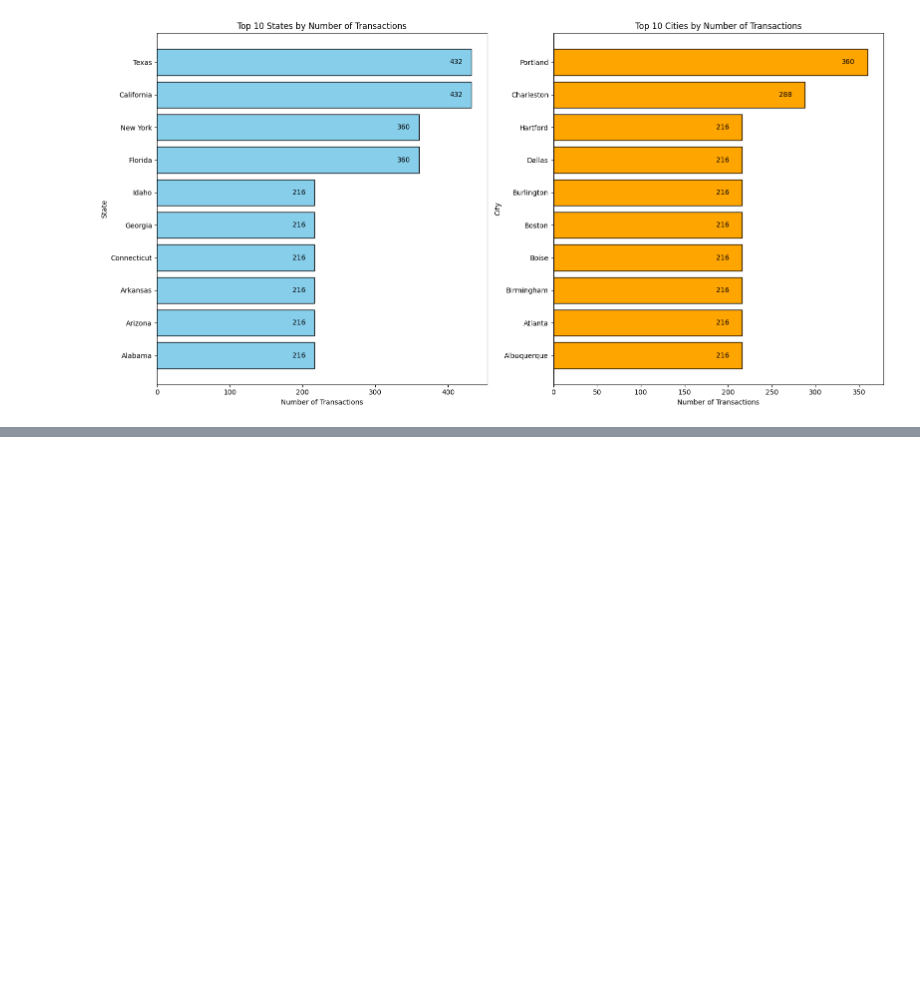
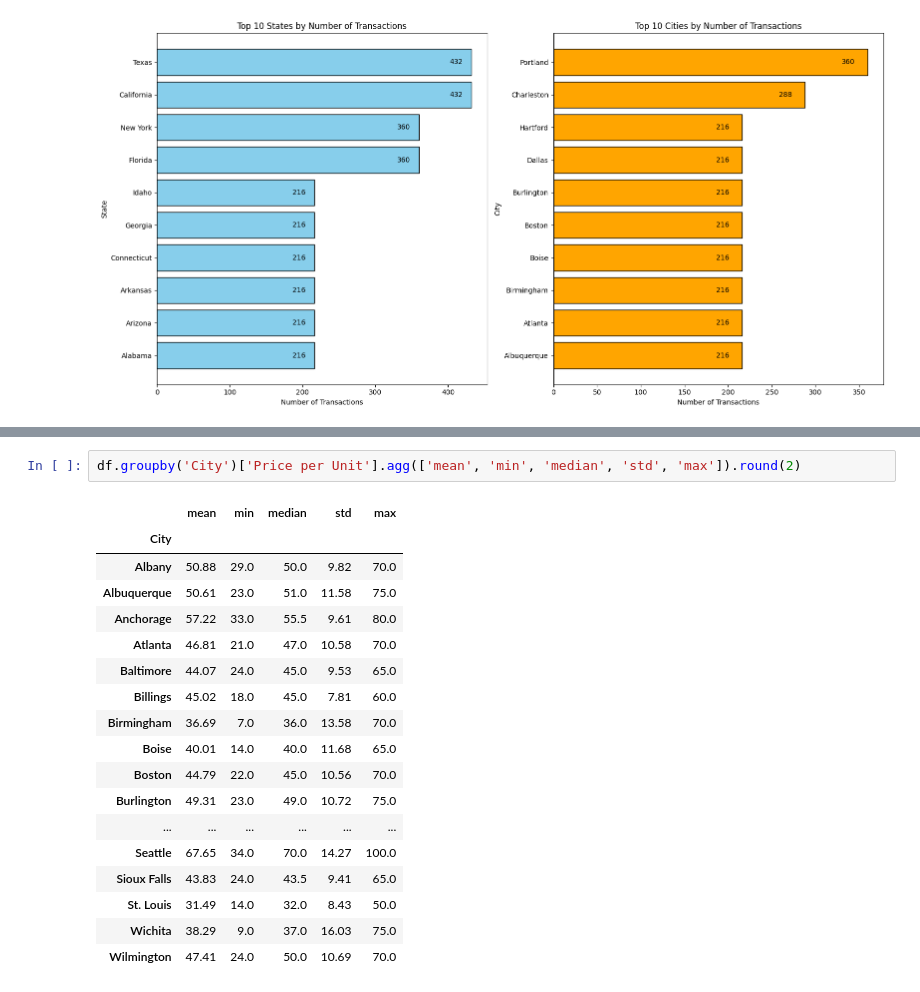
Before and after one commit to GrzegorzPus/Adidas-US-Sales-Analysis, a Jupyter notebook: Exploratory Data Analysis.ipynb, the cells around one changed output, grey strips where cells are left out. Drawn from its saved outputs; the diff is of its cells as text; blank space fills up the shorter version.

```diff
--- a/Exploratory Data Analysis.ipynb
+++ b/Exploratory Data Analysis.ipynb
@@ -387,0 +419,21 @@ plt.show()
+# %%
+df.groupby('City')['Price per Unit'].agg(['mean', 'min', 'median', 'std', 'max']).round(2)
+# %% [output]
+|  | mean | min | median | std | max |
+| City |  |  |  |  |  |
+| Albany | 50.88 | 29.0 | 50.0 | 9.82 | 70.0 |
+| Albuquerque | 50.61 | 23.0 | 51.0 | 11.58 | 75.0 |
+| Anchorage | 57.22 | 33.0 | 55.5 | 9.61 | 80.0 |
+| Atlanta | 46.81 | 21.0 | 47.0 | 10.58 | 70.0 |
+| Baltimore | 44.07 | 24.0 | 45.0 | 9.53 | 65.0 |
+| Billings | 45.02 | 18.0 | 45.0 | 7.81 | 60.0 |
+| Birmingham | 36.69 | 7.0 | 36.0 | 13.58 | 70.0 |
+| Boise | 40.01 | 14.0 | 40.0 | 11.68 | 65.0 |
+| Boston | 44.79 | 22.0 | 45.0 | 10.56 | 70.0 |
+| Burlington | 49.31 | 23.0 | 49.0 | 10.72 | 75.0 |
+| ... | ... | ... | ... | ... | ... |
+| Seattle | 67.65 | 34.0 | 70.0 | 14.27 | 100.0 |
+| Sioux Falls | 43.83 | 24.0 | 43.5 | 9.41 | 65.0 |
+| St. Louis | 31.49 | 14.0 | 32.0 | 8.43 | 50.0 |
+| Wichita | 38.29 | 9.0 | 37.0 | 16.03 | 75.0 |
+| Wilmington | 47.41 | 24.0 | 50.0 | 10.69 | 70.0 |
```
Also changed, not shown: parts of 11 cells of this notebook.
